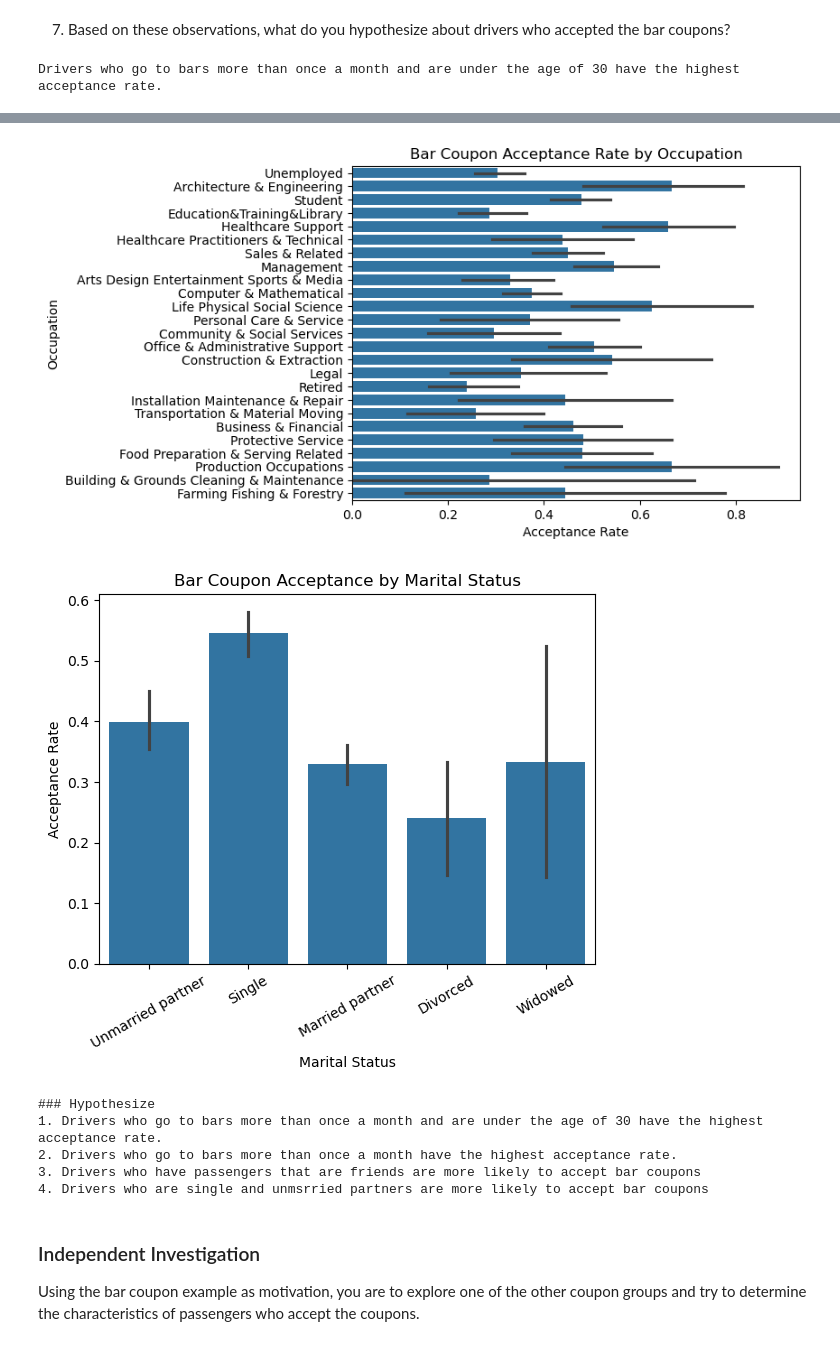
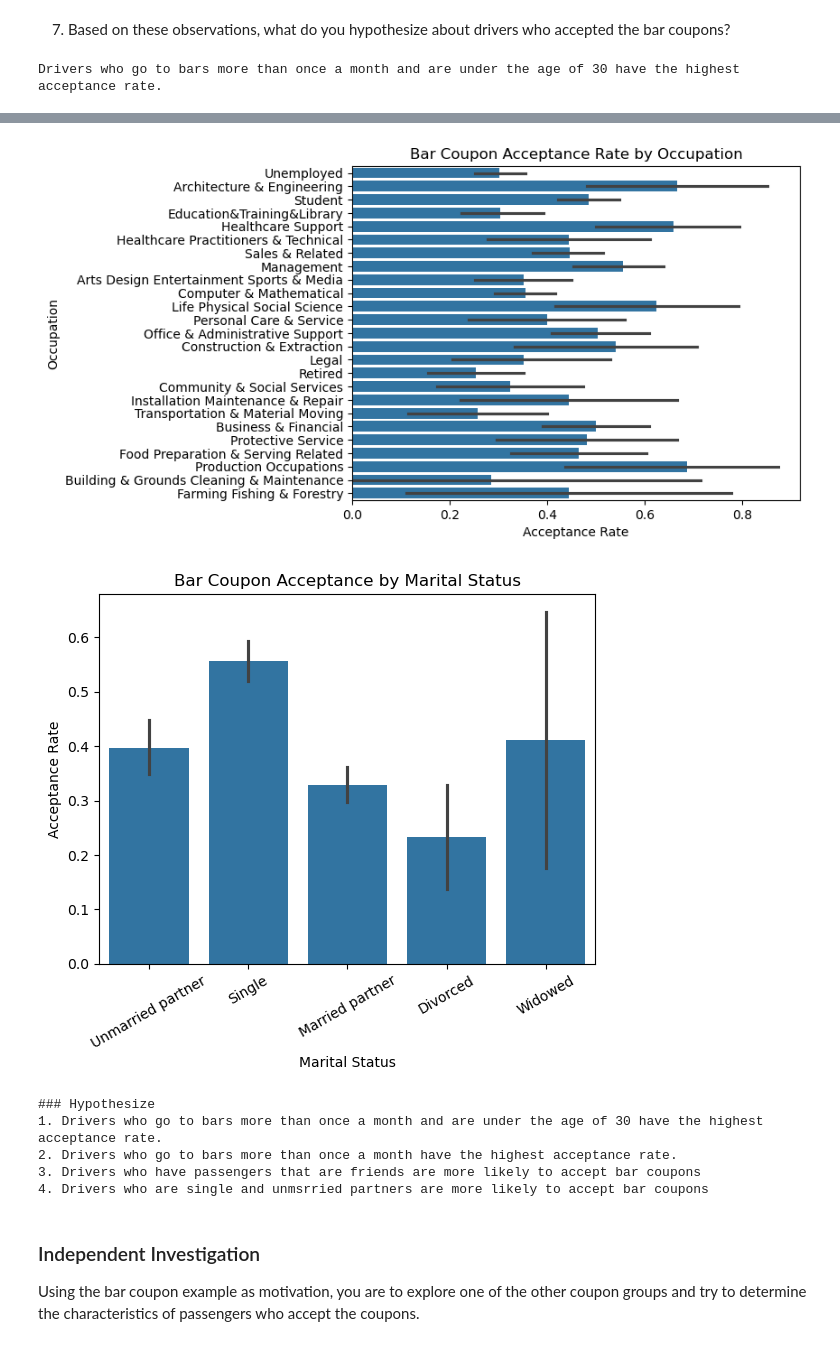
Before and after one commit to kiranal/Assignment_5_1, a Jupyter notebook: prompt.ipynb, the cells around one changed output, grey strips where cells are left out. Cells and saved outputs as stored; diff of their text form; code cells hidden in the pictures.

Commit message:
Final code
Updates include
1/ Coffee house coupon analysis
2/ images

```diff
--- a/prompt.ipynb
+++ b/prompt.ipynb
@@ -67,7 +67,7 @@ Use the prompts below to get started with your data analysis.
 
 1. Read in the `coupons.csv` file.
 # %%
-data = pd.read_csv('.//data//coupons.csv')
+data = pd.read_csv('.//Data//coupons.csv')
 # %%
 data.head()
 # %% [output]
@@ -110,6 +110,8 @@ Unique Values in Y:
 # %%
 # Drop car column (too much missing)
 clean_data = data.drop(columns=['car'])
+clean_data = clean_data.dropna(subset=['Bar', 'CoffeeHouse', 'RestaurantLessThan20', 'Restaurant20To50'])
+
 print (clean_data)
 # %% [output]
            destination  passanger weather  temperature  time  \
@@ -384,13 +397,13 @@ else:
     print("Drivers who go to cheap restaurants more than 4 times a month and income is less than 50K have the highest acceptance rate.")
 
 # Create a crosstab of bar frequency vs age group for accepted coupons
-cross_tab = pd.crosstab(
+bar_cross_tab = pd.crosstab(
     index=bar_coupons[bar_coupons['Y'] == 1]['age'],
     columns=bar_coupons[bar_coupons['Y'] == 1]['Bar']
 )
 
 #heat map for age & freq of visit patterns for accepting bar coupons
-sns.heatmap(cross_tab, annot=True, cmap='YlGnBu', square=True)
+sns.heatmap(bar_cross_tab, annot=True, cmap='YlGnBu', square=True)
 plt.title('Accepted Bar Coupons by Age and  Visit Frequency')
 plt.xlabel(' Visit Frequency')
 plt.ylabel('Age')
@@ -438,5 +451,5 @@ Drivers who go to bars more than once a month and are under the age of 30 have t
-[figure, old version]
+[figure, new version]
-[figure, old version]
+[figure, new version]
 ### Hypothesize
 1. Drivers who go to bars more than once a month and are under the age of 30 have the highest acceptance rate.
 2. Drivers who go to bars more than once a month have the highest acceptance rate.
```
Also changed, not shown: parts of 25 cells of this notebook, 3 other files.
